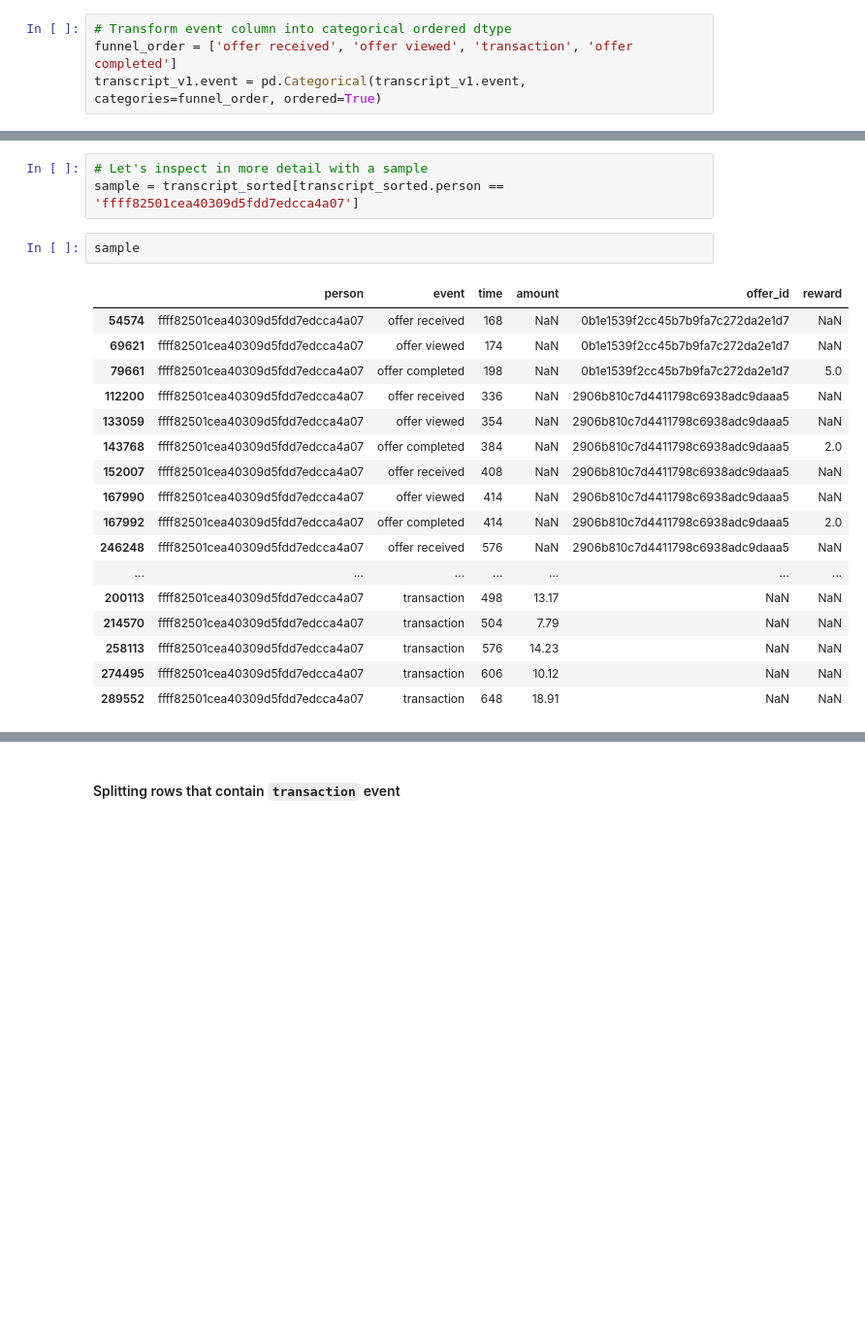
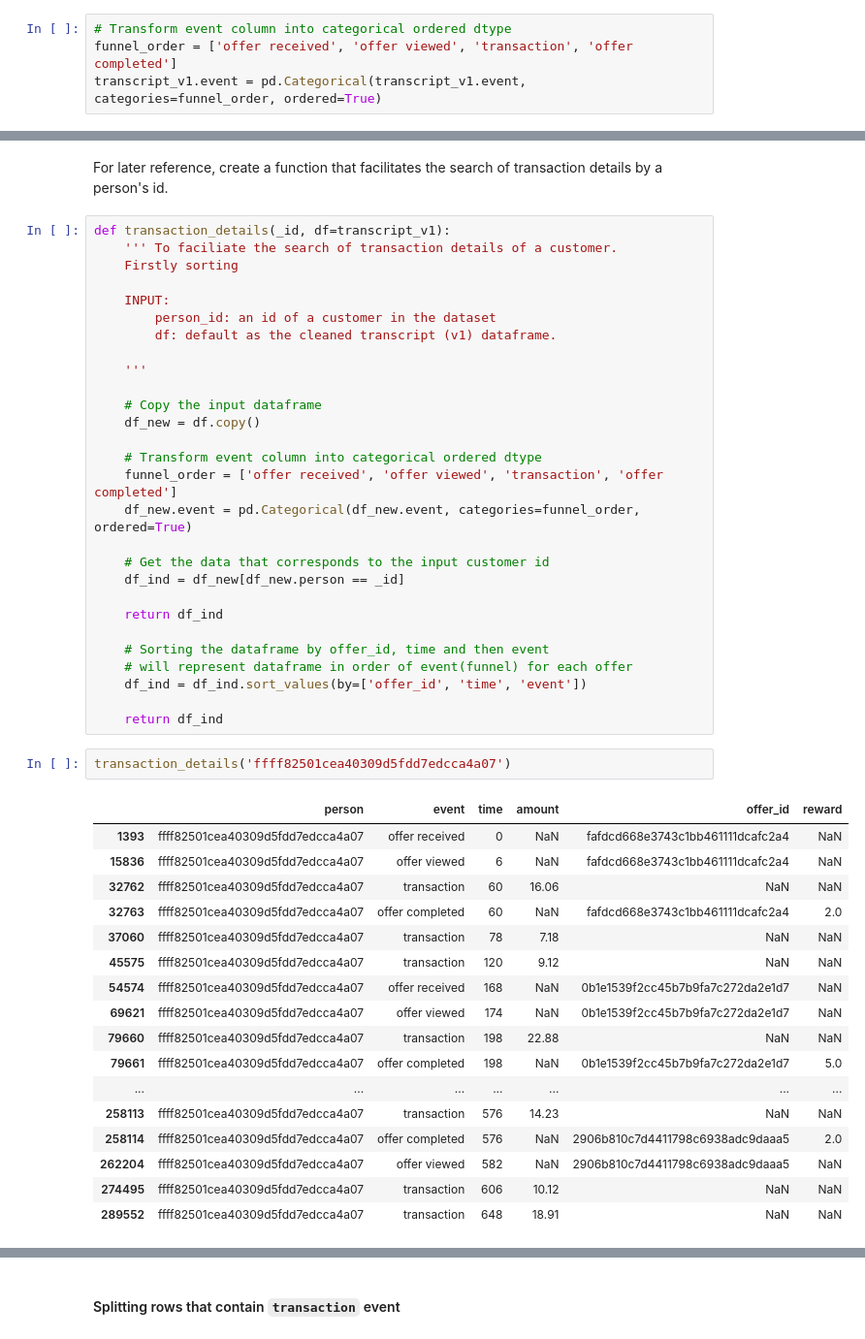
Before and after one commit to jasonsuk/ds-starbucks, a Jupyter notebook: Starbucks_Capstone_notebook.ipynb, the cells around one changed output, grey strips where cells are left out. Shown at 97% size. Saved outputs shown, nothing was run; the diff lists cells and outputs as text; blank space fills up the shorter version.

```diff
--- a/Starbucks_Capstone_notebook.ipynb
+++ b/Starbucks_Capstone_notebook.ipynb
@@ -441,28 +442,55 @@ transcript_sorted
 | 274495 | ffff82501cea40309d5fdd7edcca4a07 | transaction | 606 | 10.12 | NaN | NaN |
 | 289552 | ffff82501cea40309d5fdd7edcca4a07 | transaction | 648 | 18.91 | NaN | NaN |
 306137 rows × 6 columns
-# %%
-# Let's inspect in more detail with a sample
-sample = transcript_sorted[transcript_sorted.person == 'ffff82501cea40309d5fdd7edcca4a07']
-# %%
-sample
-# %% [output]
-|  | person | event | time | amount | offer_id | reward |
-| 54574 | ffff82501cea40309d5fdd7edcca4a07 | offer received | 168 | NaN | 0b1e1539f2cc45b7b9fa7c272da2e1d7 | NaN |
-| 69621 | ffff82501cea40309d5fdd7edcca4a07 | offer viewed | 174 | NaN | 0b1e1539f2cc45b7b9fa7c272da2e1d7 | NaN |
-| 79661 | ffff82501cea40309d5fdd7edcca4a07 | offer completed | 198 | NaN | 0b1e1539f2cc45b7b9fa7c272da2e1d7 | 5.0 |
-| 112200 | ffff82501cea40309d5fdd7edcca4a07 | offer received | 336 | NaN | 2906b810c7d4411798c6938adc9daaa5 | NaN |
-| 133059 | ffff82501cea40309d5fdd7edcca4a07 | offer viewed | 354 | NaN | 2906b810c7d4411798c6938adc9daaa5 | NaN |
-| 143768 | ffff82501cea40309d5fdd7edcca4a07 | offer completed | 384 | NaN | 2906b810c7d4411798c6938adc9daaa5 | 2.0 |
-| 152007 | ffff82501cea40309d5fdd7edcca4a07 | offer received | 408 | NaN | 2906b810c7d4411798c6938adc9daaa5 | NaN |
-| 167990 | ffff82501cea40309d5fdd7edcca4a07 | offer viewed | 414 | NaN | 2906b810c7d4411798c6938adc9daaa5 | NaN |
-| 167992 | ffff82501cea40309d5fdd7edcca4a07 | offer completed | 414 | NaN | 2906b810c7d4411798c6938adc9daaa5 | 2.0 |
-| 246248 | ffff82501cea40309d5fdd7edcca4a07 | offer received | 576 | NaN | 2906b810c7d4411798c6938adc9daaa5 | NaN |
-| ... | ... | ... | ... | ... | ... | ... |
-| 200113 | ffff82501cea40309d5fdd7edcca4a07 | transaction | 498 | 13.17 | NaN | NaN |
-| 214570 | ffff82501cea40309d5fdd7edcca4a07 | transaction | 504 | 7.79 | NaN | NaN |
-| 258113 | ffff82501cea40309d5fdd7edcca4a07 | transaction | 576 | 14.23 | NaN | NaN |
-| 274495 | ffff82501cea40309d5fdd7edcca4a07 | transaction | 606 | 10.12 | NaN | NaN |
-| 289552 | ffff82501cea40309d5fdd7edcca4a07 | transaction | 648 | 18.91 | NaN | NaN |
+# %% [markdown]
+For later reference, create a function that facilitates the search of transaction details by a person's id.
+# %%
+def transaction_details(_id, df=transcript_v1):
+    ''' To faciliate the search of transaction details of a customer.
+    Firstly sorting
+
+    INPUT:
+        person_id: an id of a customer in the dataset
+        df: default as the cleaned transcript (v1) dataframe.
+
+    '''
+
+    # Copy the input dataframe
+    df_new = df.copy()
+
+    # Transform event column into categorical ordered dtype
+    funnel_order = ['offer received', 'offer viewed', 'transaction', 'offer completed']
+    df_new.event = pd.Categorical(df_new.event, categories=funnel_order, ordered=True)
+
+    # Get the data that corresponds to the input customer id
+    df_ind = df_new[df_new.person == _id]
+
+    return df_ind
+
+    # Sorting the dataframe by offer_id, time and then event
+    # will represent dataframe in order of event(funnel) for each offer
+    df_ind = df_ind.sort_values(by=['offer_id', 'time', 'event'])
+
+    return df_ind
+# %%
+transaction_details('ffff82501cea40309d5fdd7edcca4a07')
+# %% [output]
+|  | person | event | time | amount | offer_id | reward |
+| 1393 | ffff82501cea40309d5fdd7edcca4a07 | offer received | 0 | NaN | fafdcd668e3743c1bb461111dcafc2a4 | NaN |
+| 15836 | ffff82501cea40309d5fdd7edcca4a07 | offer viewed | 6 | NaN | fafdcd668e3743c1bb461111dcafc2a4 | NaN |
+| 32762 | ffff82501cea40309d5fdd7edcca4a07 | transaction | 60 | 16.06 | NaN | NaN |
+| 32763 | ffff82501cea40309d5fdd7edcca4a07 | offer completed | 60 | NaN | fafdcd668e3743c1bb461111dcafc2a4 | 2.0 |
+| 37060 | ffff82501cea40309d5fdd7edcca4a07 | transaction | 78 | 7.18 | NaN | NaN |
+| 45575 | ffff82501cea40309d5fdd7edcca4a07 | transaction | 120 | 9.12 | NaN | NaN |
+| 54574 | ffff82501cea40309d5fdd7edcca4a07 | offer received | 168 | NaN | 0b1e1539f2cc45b7b9fa7c272da2e1d7 | NaN |
+| 69621 | ffff82501cea40309d5fdd7edcca4a07 | offer viewed | 174 | NaN | 0b1e1539f2cc45b7b9fa7c272da2e1d7 | NaN |
+| 79660 | ffff82501cea40309d5fdd7edcca4a07 | transaction | 198 | 22.88 | NaN | NaN |
+| 79661 | ffff82501cea40309d5fdd7edcca4a07 | offer completed | 198 | NaN | 0b1e1539f2cc45b7b9fa7c272da2e1d7 | 5.0 |
+| ... | ... | ... | ... | ... | ... | ... |
+| 258113 | ffff82501cea40309d5fdd7edcca4a07 | transaction | 576 | 14.23 | NaN | NaN |
+| 258114 | ffff82501cea40309d5fdd7edcca4a07 | offer completed | 576 | NaN | 2906b810c7d4411798c6938adc9daaa5 | 2.0 |
+| 262204 | ffff82501cea40309d5fdd7edcca4a07 | offer viewed | 582 | NaN | 2906b810c7d4411798c6938adc9daaa5 | NaN |
+| 274495 | ffff82501cea40309d5fdd7edcca4a07 | transaction | 606 | 10.12 | NaN | NaN |
+| 289552 | ffff82501cea40309d5fdd7edcca4a07 | transaction | 648 | 18.91 | NaN | NaN |
 # %% [markdown]
 #### Commentary:
```
Also changed, not shown: parts of 38 cells of this notebook, 1 other file.
